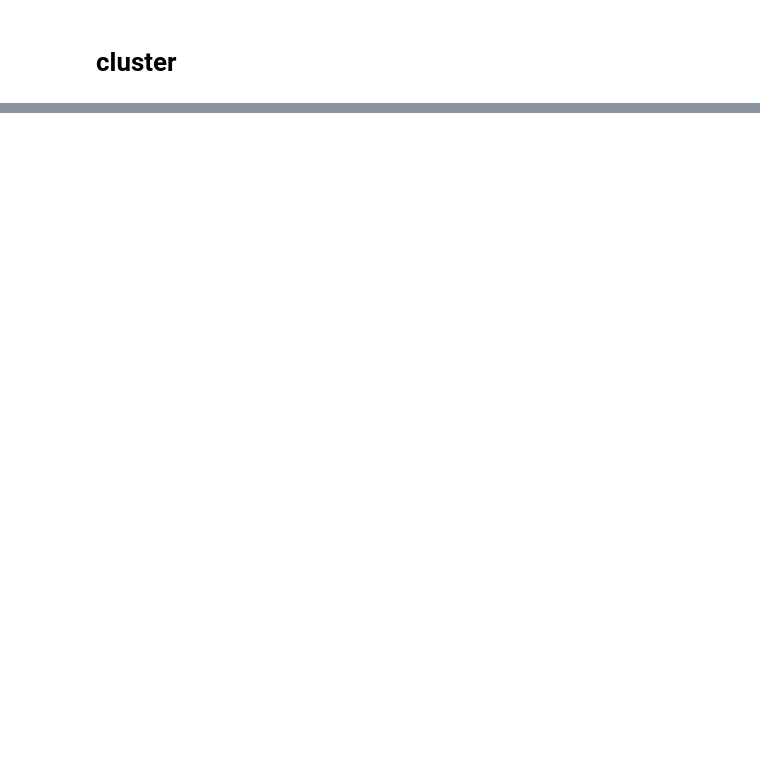
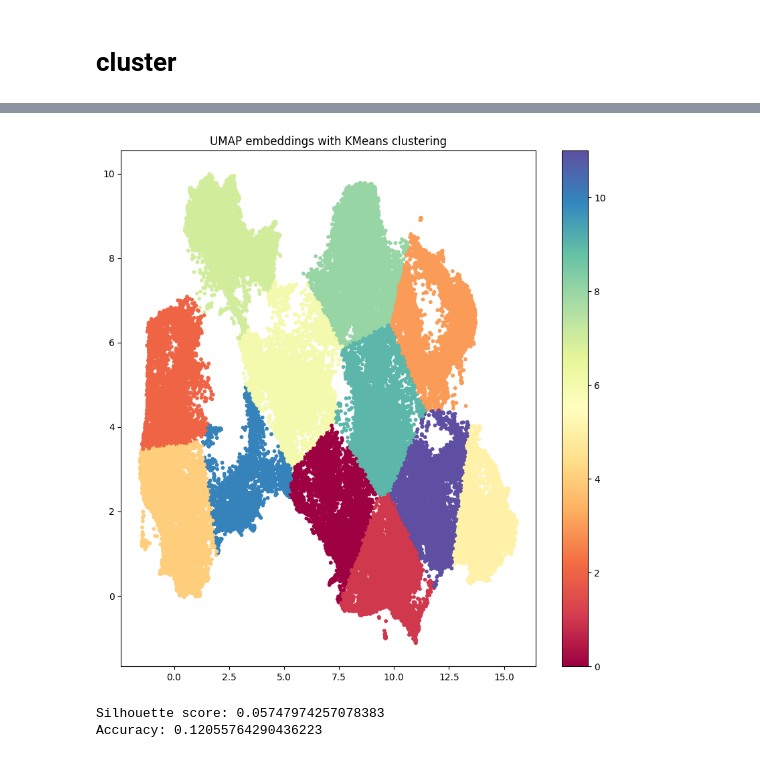
Before and after one commit to Gabriel9753/ArxivAbstractProject, a Jupyter notebook: src/embedded_data.ipynb, the cells around one changed output, grey strips where cells are left out. Cells and saved outputs as stored; diff of their text form; code cells hidden in the pictures; blank space fills up the shorter version.

```diff
--- a/src/embedded_data.ipynb
+++ b/src/embedded_data.ipynb
@@ -278,0 +316,24 @@ print(f"Accuracy: {accuracy}")
+# %%
+# on UMAP embeddings, apply KMeans clustering
+kmeans = KMeans(n_clusters=num_classes, random_state=0)
+df["kmeans"] = kmeans.fit_predict(umap_embeddings)
+
+plt.figure(figsize=(10, 10))
+plt.scatter(umap_embeddings[:, 0], umap_embeddings[:, 1], c=df["kmeans"], cmap='Spectral', s=10)
+plt.colorbar()
+plt.title("UMAP embeddings with KMeans clustering")
+plt.show()
+# %% [output]
+[figure, added]
+# %%
+# calculate silhouette score and accuracy
+silhouette_score = metrics.silhouette_score(df["embedding"].tolist(), df["kmeans"], metric='cosine')
+print(f"Silhouette score: {silhouette_score}")
+
+# calculate accuracy
+df["kmeans"] = df["kmeans"].apply(lambda x: all_categories[x])
+accuracy = metrics.accuracy_score(df["super_category"], df["kmeans"])
+print(f"Accuracy: {accuracy}")
+# %% [output]
+Silhouette score: 0.05747974257078383
+Accuracy: 0.12055764290436223
```
Also changed, not shown: parts of 10 cells of this notebook.
